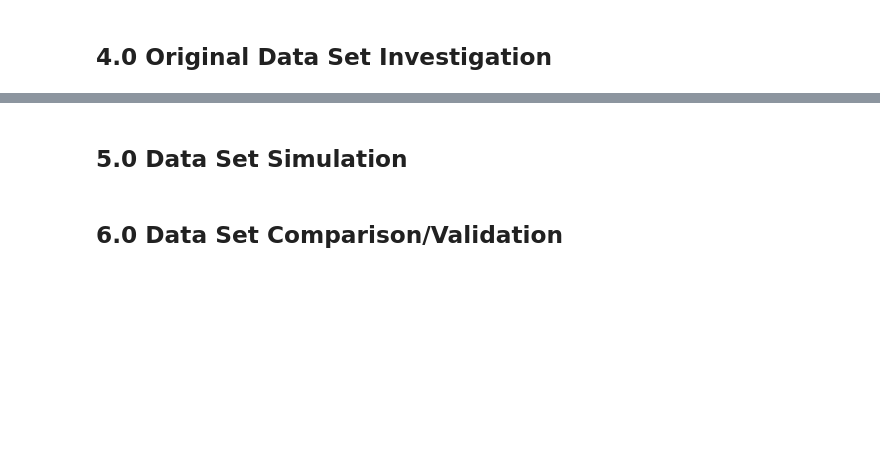
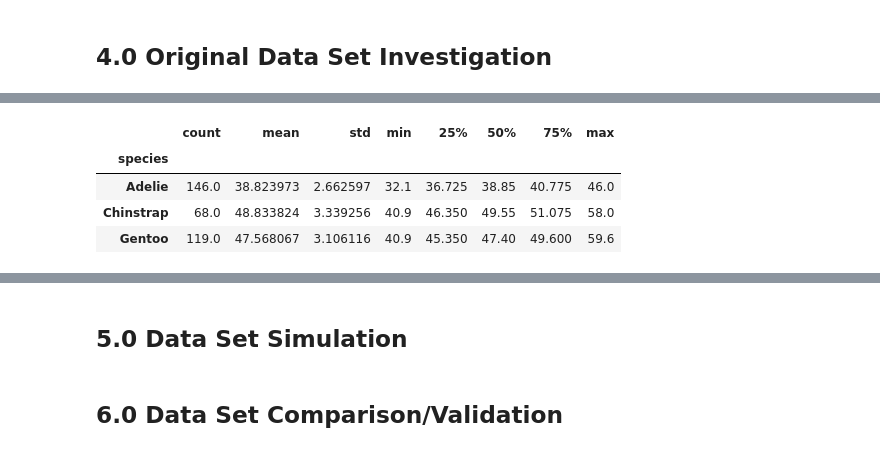
Before and after one commit to ssteffens/programming-data-analysis-project, a Jupyter notebook: project.ipynb, the cells around one changed output, grey strips where cells are left out. Saved outputs shown, nothing was run; the diff lists cells and outputs as text; code cells hidden in the pictures; blank space fills up the shorter version.

```diff
--- a/project.ipynb
+++ b/project.ipynb
@@ -244,0 +337,9 @@ penguins.head()
+# %%
+# Investigate Bill Legnth by species
+penguins.groupby('species')['bill_length_mm'].describe()
+# %% [output]
+|  | count | mean | std | min | 25% | 50% | 75% | max |
+| species |  |  |  |  |  |  |  |  |
+| Adelie | 146.0 | 38.823973 | 2.662597 | 32.1 | 36.725 | 38.85 | 40.775 | 46.0 |
+| Chinstrap | 68.0 | 48.833824 | 3.339256 | 40.9 | 46.350 | 49.55 | 51.075 | 58.0 |
+| Gentoo | 119.0 | 47.568067 | 3.106116 | 40.9 | 45.350 | 47.40 | 49.600 | 59.6 |
```
Also changed, not shown: parts of 32 cells of this notebook.
